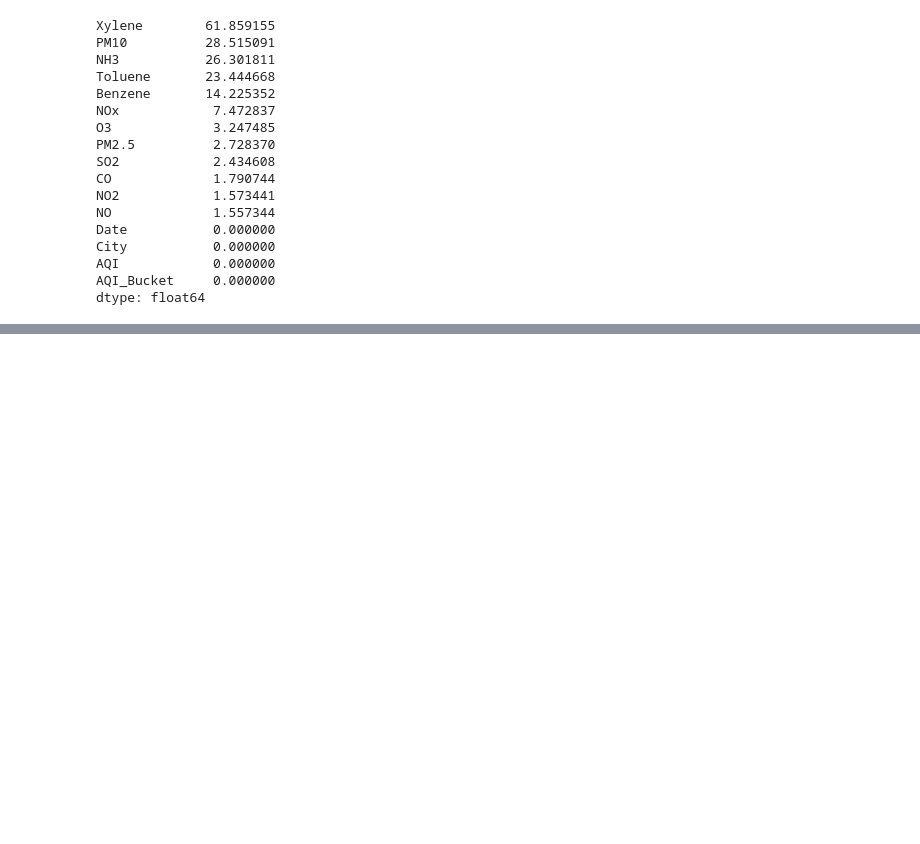
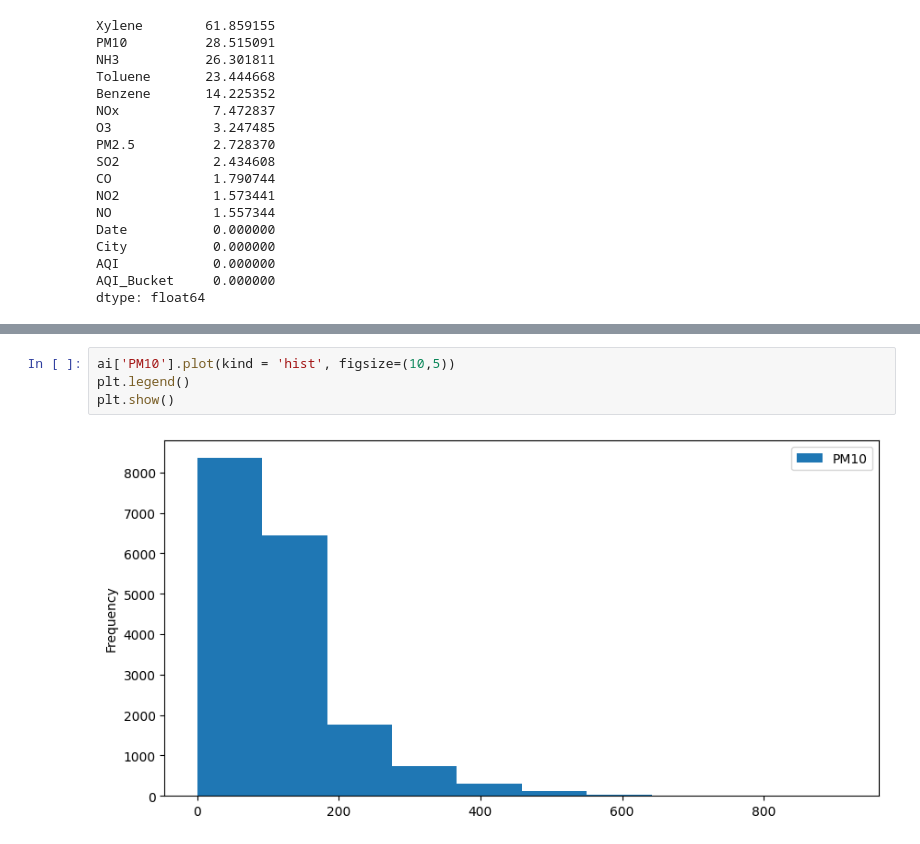
Before and after one commit to ImposterCD/Air-Quality-Index-Prediction-Model, a Jupyter notebook: Air quality index prediction Model.ipynb, the cells around one changed output, grey strips where cells are left out. Drawn from its saved outputs; the diff is of its cells as text; blank space fills up the shorter version.

```diff
--- a/Air quality index prediction Model.ipynb
+++ b/Air quality index prediction Model.ipynb
@@ -152,0 +161,6 @@ dtype: float64
+# %%
+ai['PM10'].plot(kind = 'hist', figsize=(10,5))
+plt.legend()
+plt.show()
+# %% [output]
+[figure, added]
```
Also changed, not shown: parts of 39 cells of this notebook.
